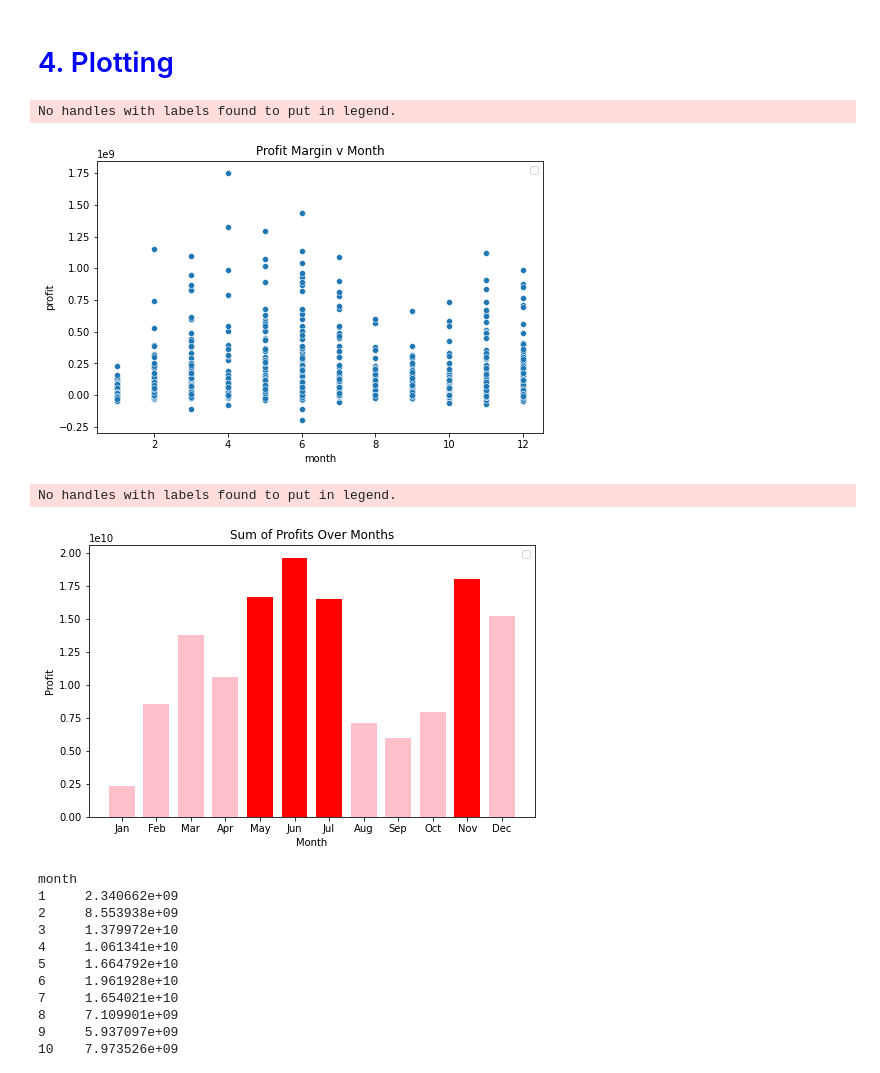
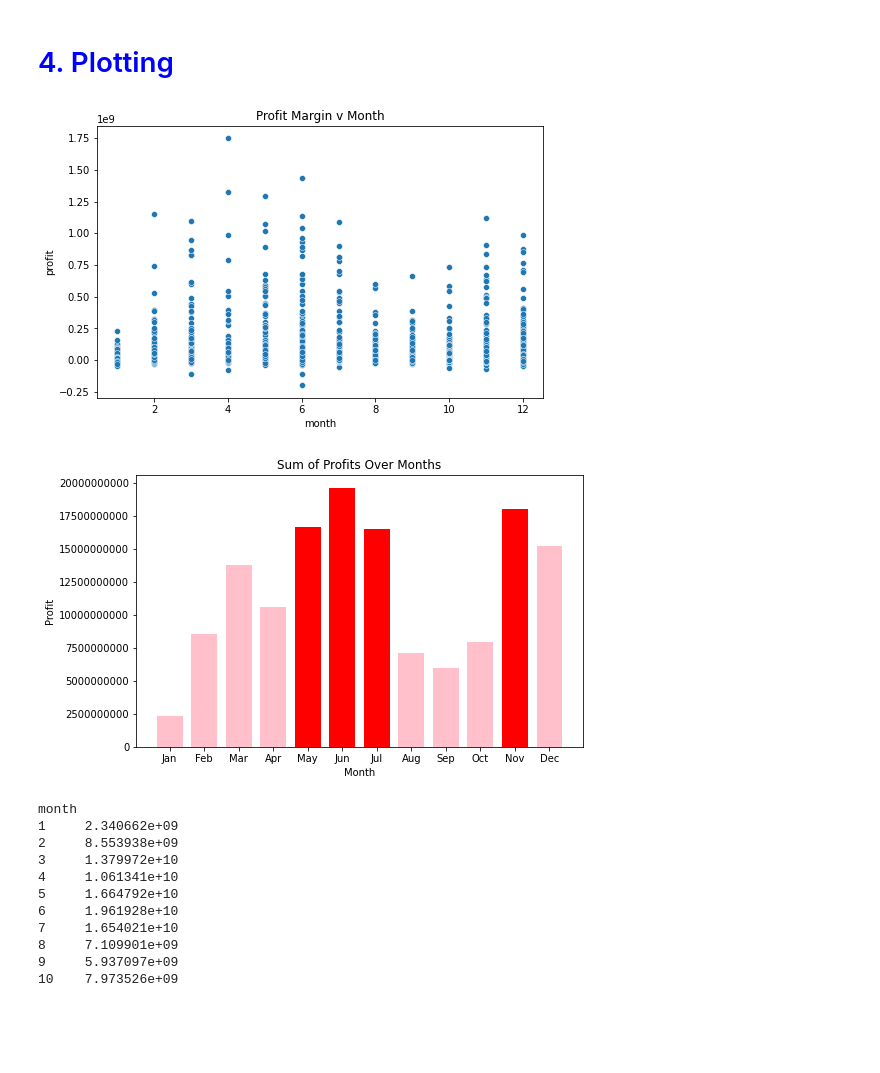
Before and after one commit to ImMaxRoss/Movie_Project, a Jupyter notebook: Anats_Code-Clean.ipynb, the cells around one changed output. Cells and saved outputs as stored; diff of their text form; code cells hidden in the pictures; blank space fills up the shorter version.

```diff
--- a/Anats_Code-Clean.ipynb
+++ b/Anats_Code-Clean.ipynb
@@ -400,3 +400,7 @@ Data columns (total 16 columns):
  15  profit_margin      1239 non-null   float64
 dtypes: datetime64[ns](1), float64(8), int64(2), object(5)
 memory usage: 204.6+ KB
+# %%
+#movies_profit['profit'].map("{:,.0f}".format)
+movies_profit['profit_formatted']= '$'+ movies_profit['profit'].map('{:,.0f}'.format)
+movies_profit
@@ -421,43 +440,35 @@ fig, ax = plt.subplots(figsize=(8, 5))
 # Use seaborn to plot two facets of the above data, colored by the target column
 sns.scatterplot(y='profit', x='month', data= movies_profit)
 
-ax.set_title('Profit Margin v Month')
-ax.legend();
+ax.set_title('Profit Margin v Month');
 # %% [output]
-No handles with labels found to put in legend.
 [figure]
 # %%
 #this looks like total profit over month
 
 month_profit = movies_profit.groupby(movies_profit.month)['profit'].sum()
 y = month_profit.values.tolist()
 x = month_profit.index.tolist()
 
 # Now, let's plot two variables from the iris dataset
 fig, ax = plt.subplots(figsize=(8, 5))
 bar_chart_title = 'Sum of Profits Over Months'
 bar_chart_y_label = 'Profit'
 bar_chart_x_label = 'Month'
 
 ax.bar(x=x, height= y, width=0.75, color= ('pink', 'pink', 'pink', 'pink',
                                          'red', 'red', 'red', 'pink', 'pink', 'pink',
                                          'red'),
        tick_label=("Jan", "Feb", "Mar", "Apr", "May", "Jun", "Jul",
                  "Aug", "Sep", "Oct", "Nov", "Dec"))
 
+
 plt.title(bar_chart_title)
 ax.set_xlabel(bar_chart_x_label)
 ax.set_ylabel(bar_chart_y_label)
-
-
-
-# Use seaborn to plot two facets of the above data, colored by the target column
-#ax.bar(y='profit', x='month', data= movies_profit)
-
-ax.legend();
+ax.ticklabel_format(axis = 'y', style= 'plain' );
 # %% [output]
-No handles with labels found to put in legend.
-[figure, old version]
+[figure, new version]
 # %%
 month_profit
 # %% [output]
```
Also changed, not shown: parts of 5 cells of this notebook.
